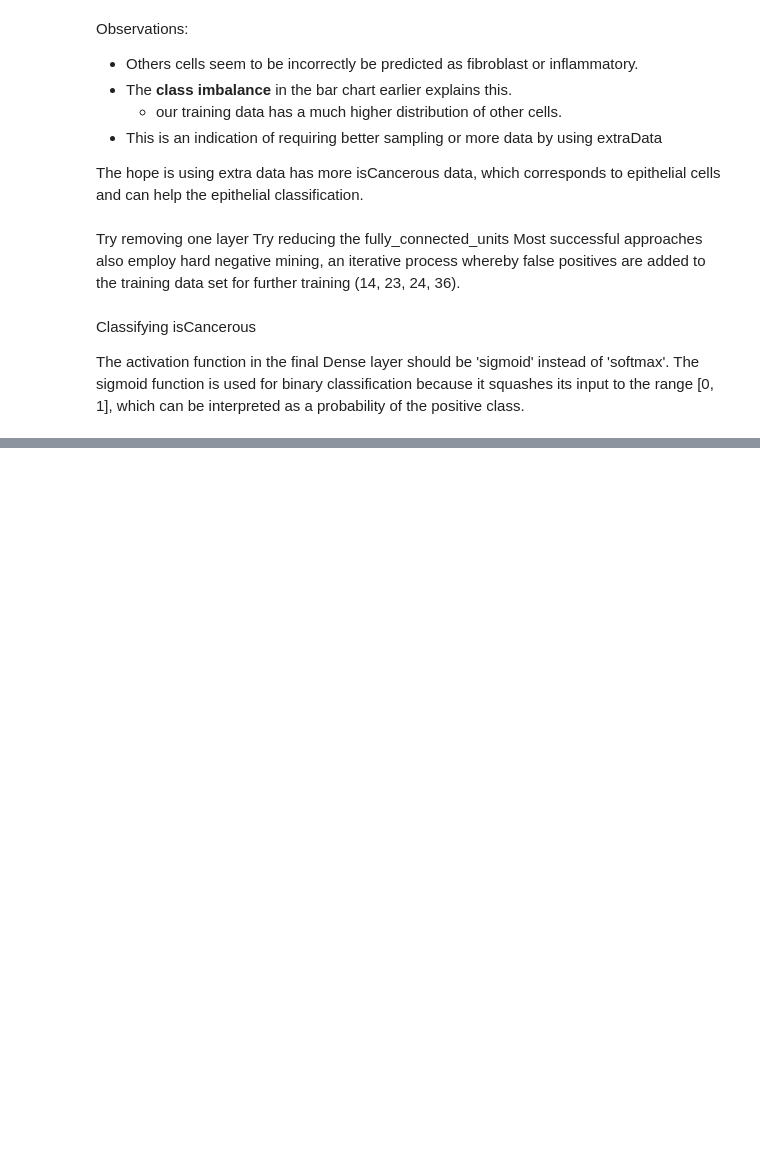
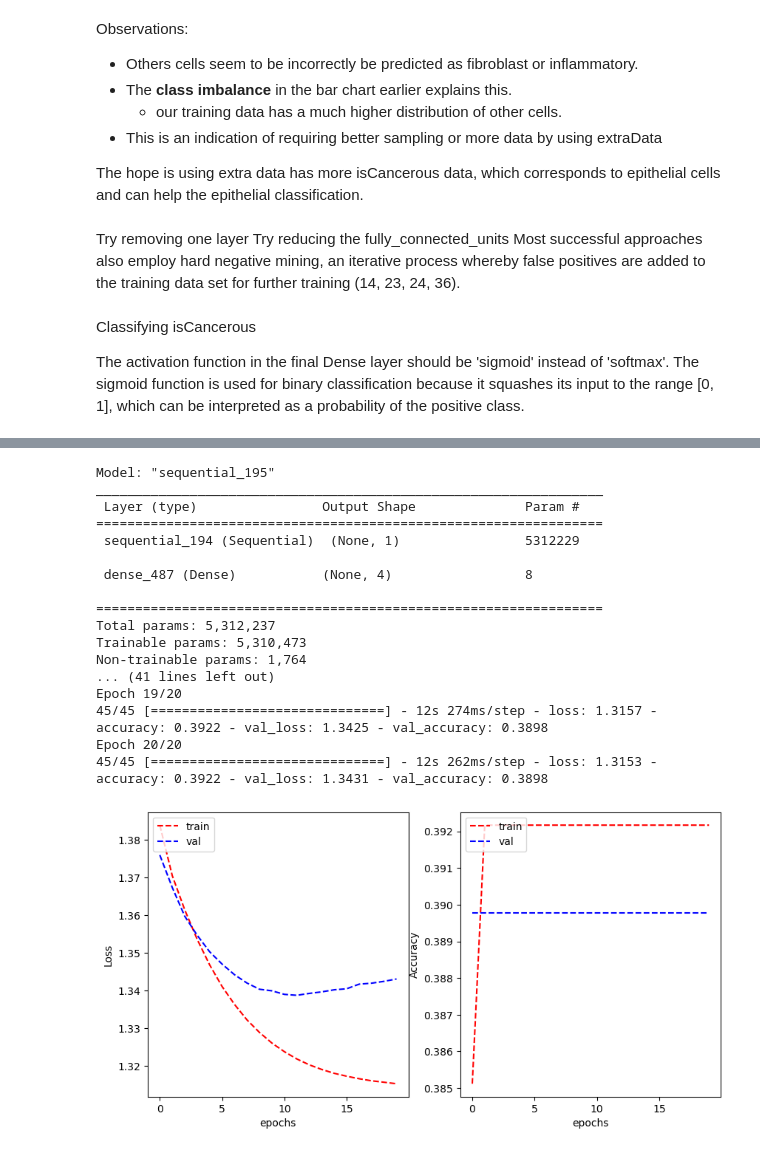
Before and after one commit to Keen2Kode/Machine-Learning, a Jupyter notebook: assignment_2.ipynb, the cells around one changed output, grey strips where cells are left out. Drawn from its saved outputs; the diff is of its cells as text; code cells hidden in the pictures; blank space fills up the shorter version.

Commit message:
transfer learning complete, added sources up top

```diff
--- a/assignment_2.ipynb
+++ b/assignment_2.ipynb
@@ -693,0 +838,44 @@ Epoch 10/10
+# %%
+def transfer_model(model):
+    # Freeze the layers except the last 4 layers (dense layers)
+    for layer in model.layers:
+        layer.trainable = True
+    for layer in model.layers[:-4]:
+        layer.trainable = False
+
+    # replace the isCancerous output layer with the cellTypeName output layer
+    model.layers.pop()
+    transfer_model = Sequential()
+    transfer_model.add(model)
+    transfer_model.add(Dense(units=4, activation='softmax'))
+
+    transfer_model.compile(optimizer='adam', loss='sparse_categorical_crossentropy', metrics=['accuracy'])
+
+    # # View the structure of the model
+    transfer_model.summary()
+    return transfer_model
+
+# Create new generators for 'cellTypeName' prediction
+transfer = transfer_model(extra_data_CNN)
+train_generator, val_generator, test_generator = generator(128, 'cellTypeName')
+transfer_history= transfer.fit(train_generator, epochs=20, validation_data=val_generator)
+train_val_accuracy(transfer_history)
+# %% [output]
+Model: "sequential_195"
+_________________________________________________________________
+ Layer (type)                Output Shape              Param #
+=================================================================
+ sequential_194 (Sequential)  (None, 1)                5312229
+
+ dense_487 (Dense)           (None, 4)                 8
+
+=================================================================
+Total params: 5,312,237
+Trainable params: 5,310,473
+Non-trainable params: 1,764
+... (41 lines left out)
+Epoch 19/20
+45/45 [==============================] - 12s 274ms/step - loss: 1.3157 - accuracy: 0.3922 - val_loss: 1.3425 - val_accuracy: 0.3898
+Epoch 20/20
+45/45 [==============================] - 12s 262ms/step - loss: 1.3153 - accuracy: 0.3922 - val_loss: 1.3431 - val_accuracy: 0.3898
+[figure, added]
```
Also changed, not shown: parts of 16 cells of this notebook.
